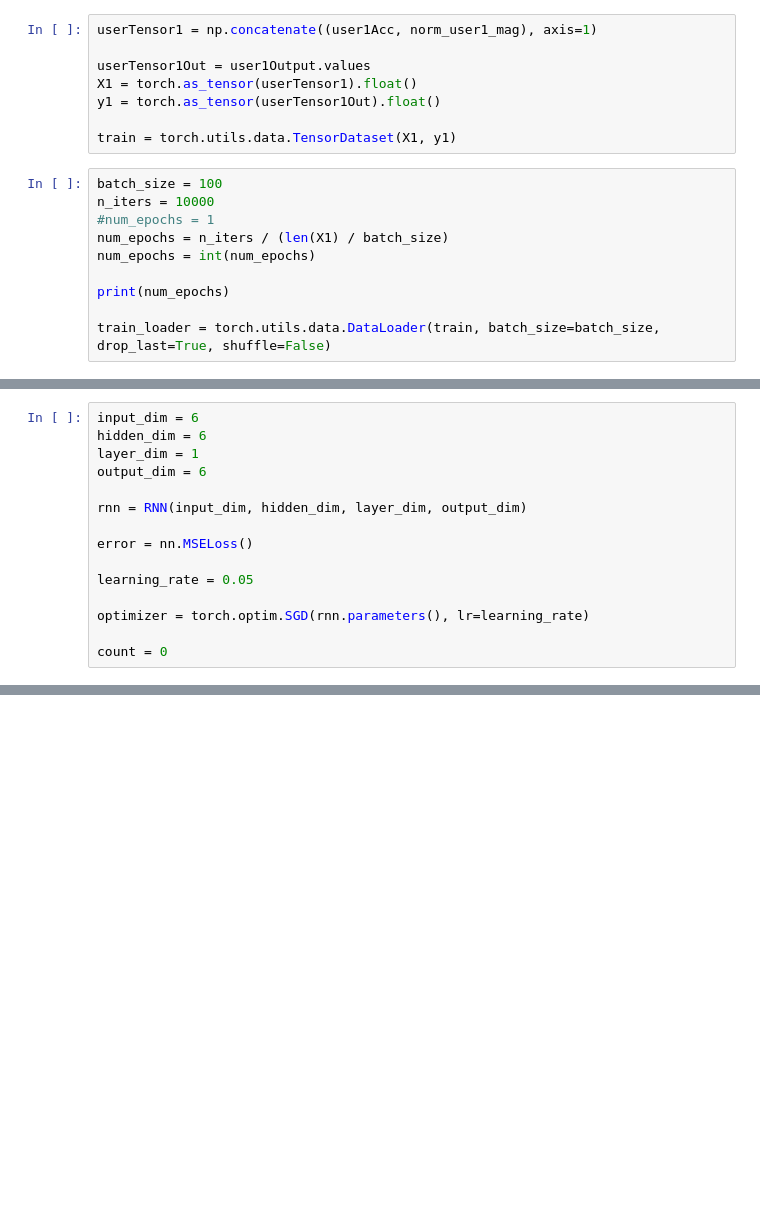
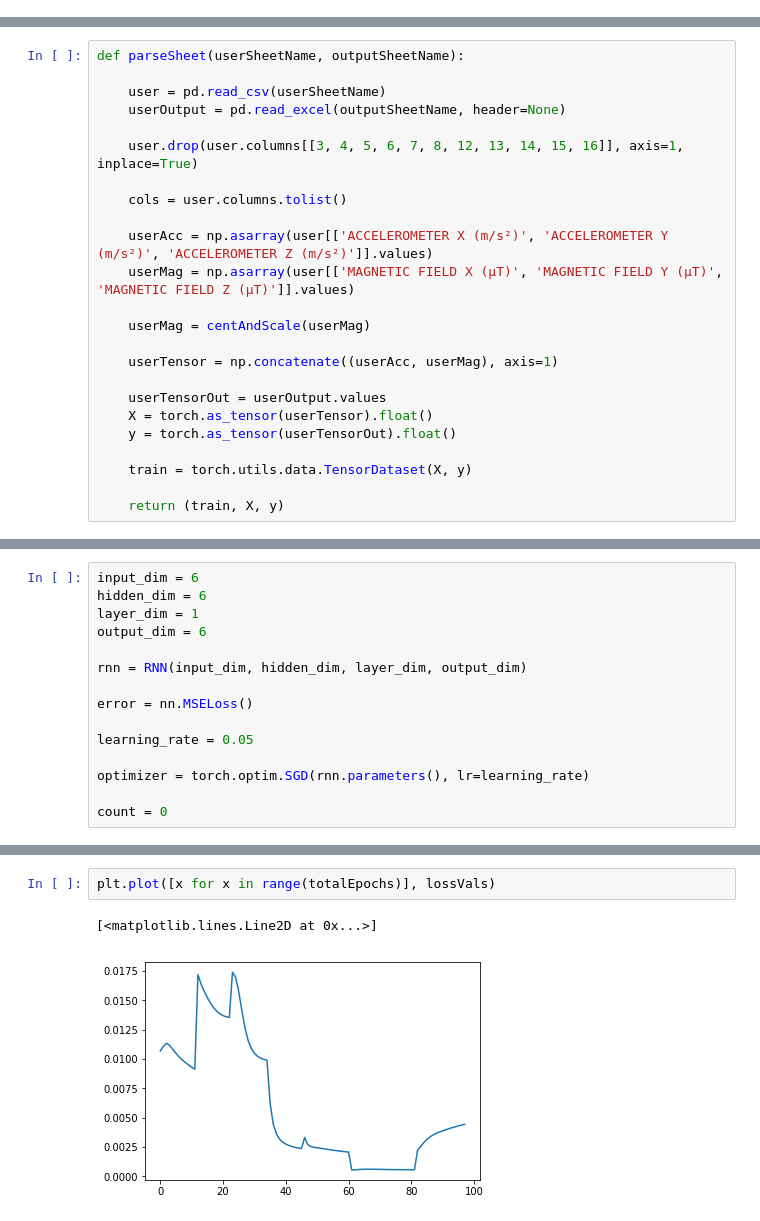
Before and after one commit to Akil313/RNN_Merger, a Jupyter notebook: Untitled.ipynb, the cells around one changed output, grey strips where cells are left out. Saved outputs shown, nothing was run; the diff lists cells and outputs as text; blank space fills up the shorter version.

Commit message:
Fully converted to Jupyter Notebook, impemented multiple user input and altered batch size

```diff
--- a/Untitled.ipynb
+++ b/Untitled.ipynb
@@ -74,18 +65,0 @@ norm_user1_mag = centAndScale(user1Mag)
-# %%
-userTensor1 = np.concatenate((user1Acc, norm_user1_mag), axis=1)
-
-userTensor1Out = user1Output.values
-X1 = torch.as_tensor(userTensor1).float()
-y1 = torch.as_tensor(userTensor1Out).float()
-
-train = torch.utils.data.TensorDataset(X1, y1)
-# %%
-batch_size = 100
-n_iters = 10000
-#num_epochs = 1
-num_epochs = n_iters / (len(X1) / batch_size)
-num_epochs = int(num_epochs)
-
-print(num_epochs)
-
-train_loader = torch.utils.data.DataLoader(train, batch_size=batch_size, drop_last=True, shuffle=False)
@@ -94,3 +66,27 @@ train_loader = torch.utils.data.DataLoader(train, batch_size=batch_size, drop_la
+# %%
+def parseSheet(userSheetName, outputSheetName):
+
+    user = pd.read_csv(userSheetName)
+    userOutput = pd.read_excel(outputSheetName, header=None)
+
+    user.drop(user.columns[[3, 4, 5, 6, 7, 8, 12, 13, 14, 15, 16]], axis=1, inplace=True)
+
+    cols = user.columns.tolist()
+
+    userAcc = np.asarray(user[['ACCELEROMETER X (m/s²)', 'ACCELEROMETER Y (m/s²)', 'ACCELEROMETER Z (m/s²)']].values)
+    userMag = np.asarray(user[['MAGNETIC FIELD X (μT)', 'MAGNETIC FIELD Y (μT)', 'MAGNETIC FIELD Z (μT)']].values)
+
+    userMag = centAndScale(userMag)
+
+    userTensor = np.concatenate((userAcc, userMag), axis=1)
+
+    userTensorOut = userOutput.values
+    X = torch.as_tensor(userTensor).float()
+    y = torch.as_tensor(userTensorOut).float()
+
+    train = torch.utils.data.TensorDataset(X, y)
+
+    return (train, X, y)
 # %%
 class RNN(nn.Module):
 
@@ -192,0 +268,5 @@ Loss: 0.01871807500720024
+# %%
+plt.plot([x for x in range(totalEpochs)], lossVals)
+# %% [output]
+[<matplotlib.lines.Line2D at 0x...>]
+[figure, added]
```
Also changed, not shown: parts of 6 cells of this notebook, 12 other files.
